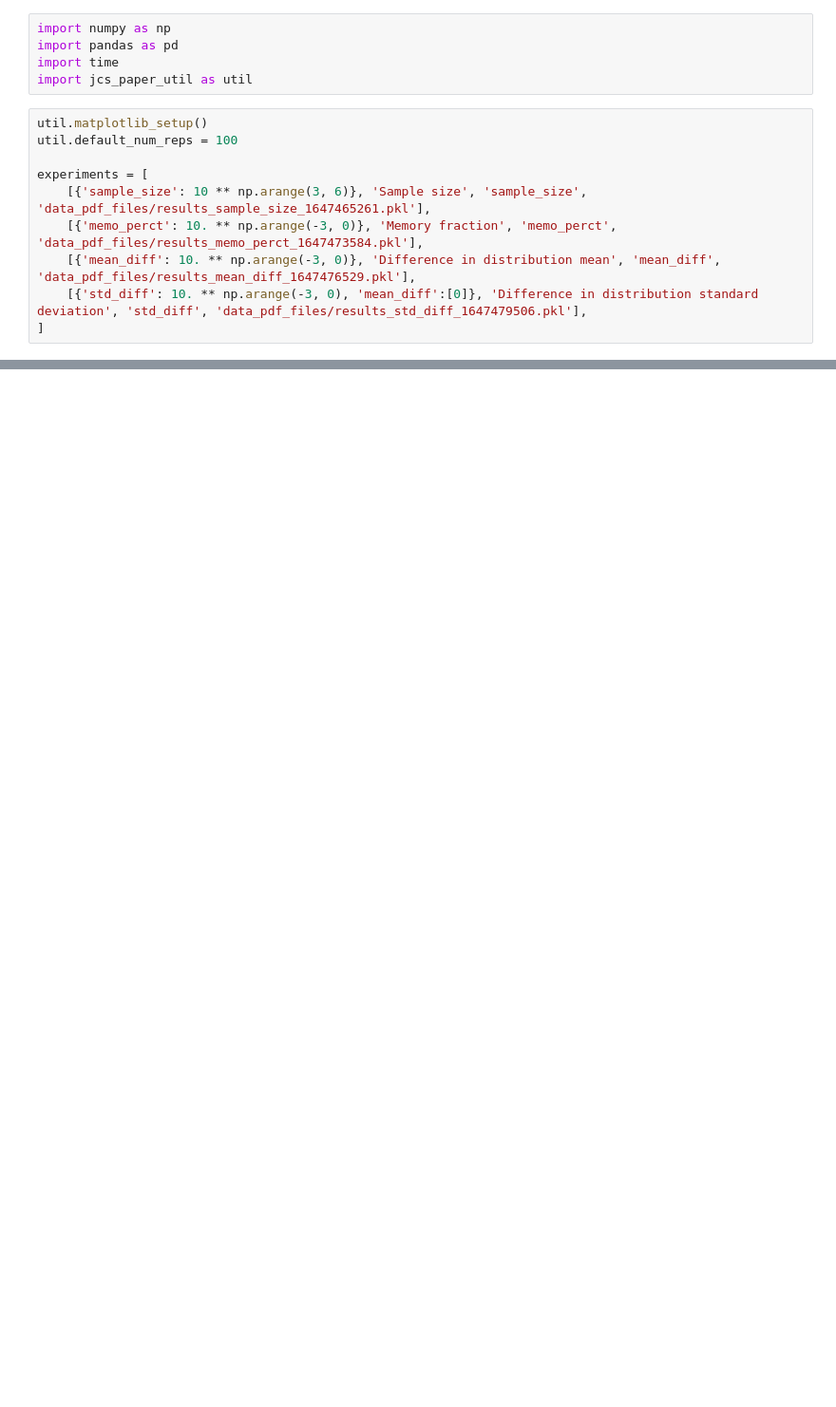
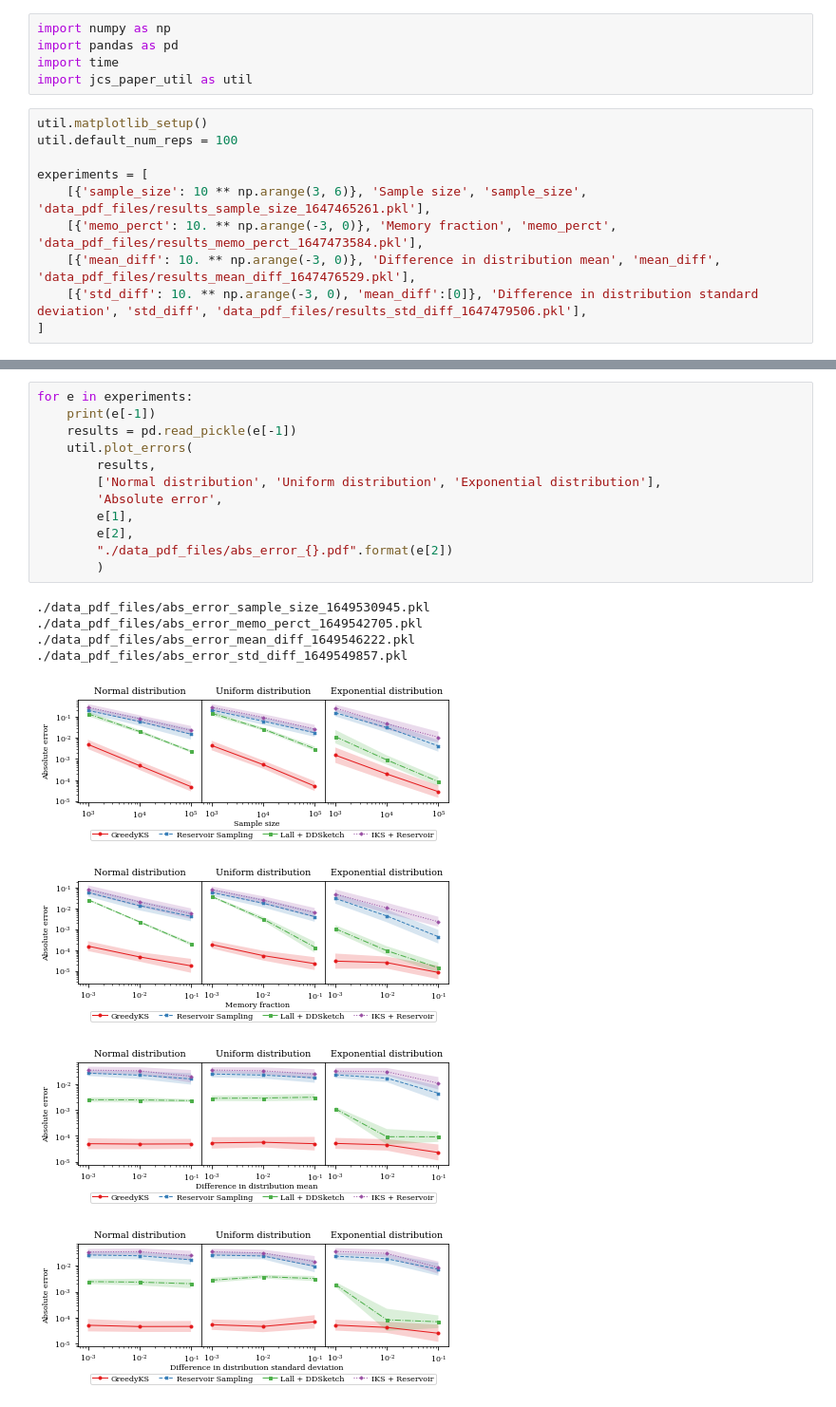
Before and after one commit to moretoknow/greedyks_experiments, a Jupyter notebook: absolute_error.ipynb, the cells around one changed output, grey strips where cells are left out. Shown at 95% size. Cells and saved outputs as stored; diff of their text form; blank space fills up the shorter version.

```diff
--- a/absolute_error.ipynb
+++ b/absolute_error.ipynb
@@ -37,0 +66,21 @@ for e in experiments:
+# %%
+for e in experiments:
+    print(e[-1])
+    results = pd.read_pickle(e[-1])
+    util.plot_errors(
+        results,
+        ['Normal distribution', 'Uniform distribution', 'Exponential distribution'],
+        'Absolute error',
+        e[1],
+        e[2],
+        "./data_pdf_files/abs_error_{}.pdf".format(e[2])
+        )
+# %% [output]
+./data_pdf_files/abs_error_sample_size_1649530945.pkl
+./data_pdf_files/abs_error_memo_perct_1649542705.pkl
+./data_pdf_files/abs_error_mean_diff_1649546222.pkl
+./data_pdf_files/abs_error_std_diff_1649549857.pkl
+[figure, added]
+[figure, added]
+[figure, added]
+[figure, added]
```
Also changed, not shown: parts of 3 cells of this notebook.
